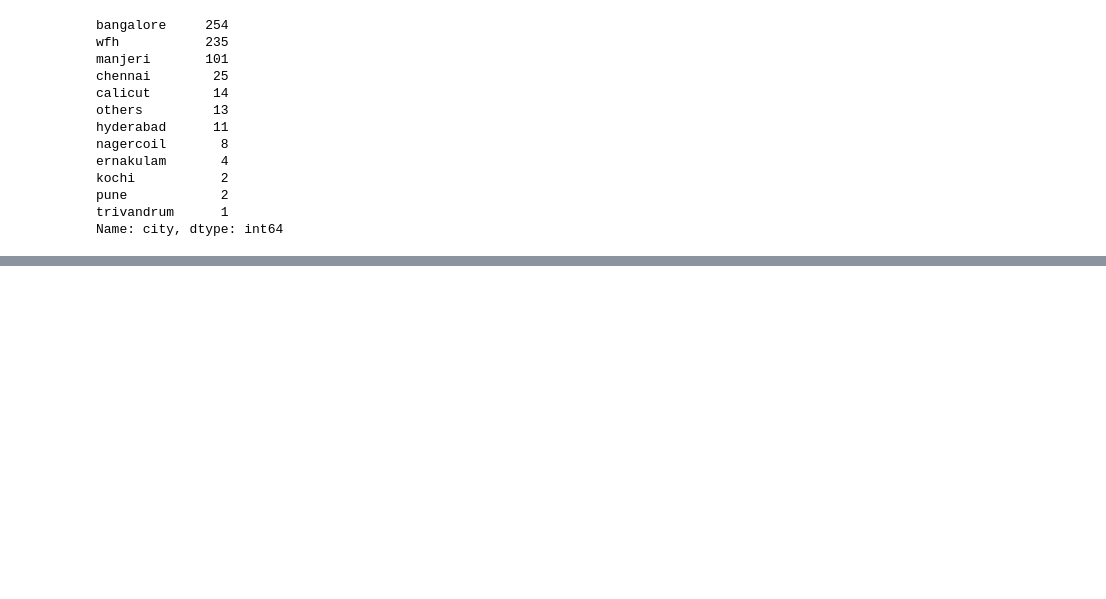
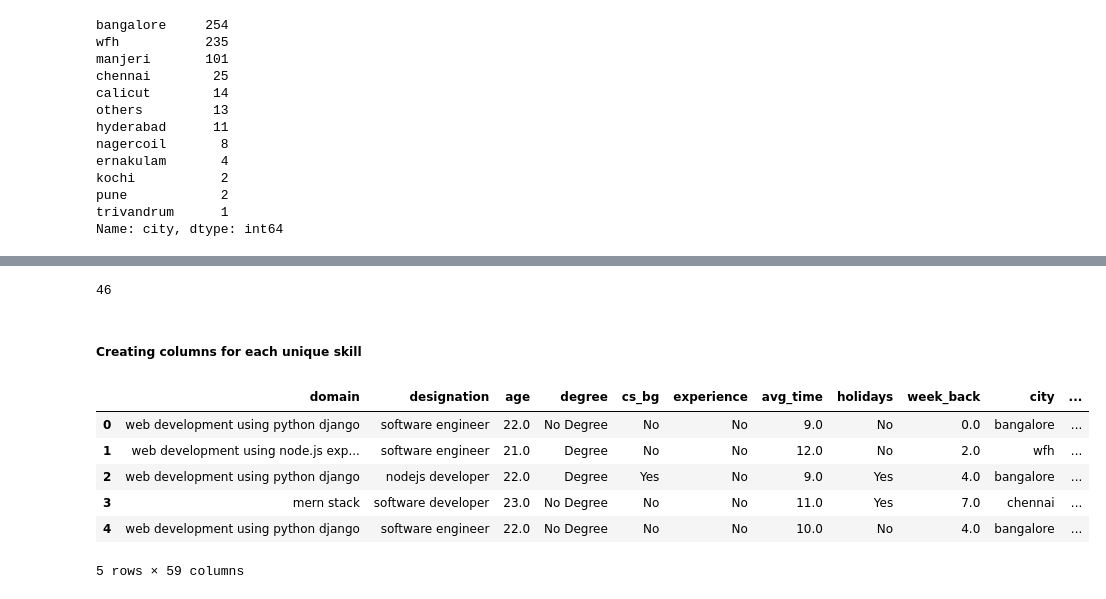
Before and after one commit to mubarakmayyeri/worth-machine-learning, a Jupyter notebook: 3_eda/1_eda-combined.ipynb, the cells around one changed output, grey strips where cells are left out. Cells and saved outputs as stored; diff of their text form; code cells hidden in the pictures; blank space fills up the shorter version.

```diff
--- a/3_eda/1_eda-combined.ipynb
+++ b/3_eda/1_eda-combined.ipynb
@@ -309,0 +325,4 @@ Name: city, dtype: int64
+# %%
+cleaned_skills = list(set([skill.lower().strip() for skill in skills if skill.strip()]))
+
+print(cleaned_skills)
@@ -309,0 +335,17 @@ Name: city, dtype: int64
+# %%
+import nltk
+from nltk.stem import WordNetLemmatizer
+import re
+
+# Standardize skill names
+wordnet_lemmatizer = WordNetLemmatizer()
+unique_skills = set()
+for skill in cleaned_skills:
+    # Convert to lowercase and remove punctuation and white spaces
+    skill = skill.lower().replace(".", "").replace(",", "").replace(" ", "")
+    # Lemmatize skill name
+    skill = wordnet_lemmatizer.lemmatize(skill)
+    unique_skills.add(skill)
+
+# Print unique skill names
+print(sorted(unique_skills))
@@ -309,0 +407,6 @@ Name: city, dtype: int64
+# %%
+len(unique_skills_cleaned)
+# %% [output]
+46
+# %% [markdown]
+##### Creating columns for each unique skill
@@ -309,0 +422,23 @@ Name: city, dtype: int64
+# %%
+# Creating a copy of the dataframe
+skills_df = data.copy()
+
+# extract unique skills from skills column
+skills_df['extracted_skills'] = skills_df['skills'].apply(extract_skills)
+
+# create new columns for each unique skill
+for skill in unique_skills_cleaned:
+    skills_df[skill] = skills_df['extracted_skills'].apply(lambda x: 1 if skill in x else 0)
+
+# drop the extracted_skills column
+skills_df = skills_df.drop('extracted_skills', axis=1)
+
+skills_df.head()
+# %% [output]
+|  | domain | designation | age | degree | cs_bg | experience | avg_time | holidays | week_back | city | ... |
+| 0 | web development using python django | software engineer | 22.0 | No Degree | No | No | 9.0 | No | 0.0 | bangalore | ... |
+| 1 | web development using node.js exp... | software engineer | 21.0 | Degree | No | No | 12.0 | No | 2.0 | wfh | ... |
+| 2 | web development using python django | nodejs developer | 22.0 | Degree | Yes | No | 9.0 | Yes | 4.0 | bangalore | ... |
+| 3 | mern stack | software developer | 23.0 | No Degree | No | No | 11.0 | Yes | 7.0 | chennai | ... |
+| 4 | web development using python django | software engineer | 22.0 | No Degree | No | No | 10.0 | No | 4.0 | bangalore | ... |
+5 rows × 59 columns
```
Also changed, not shown: parts of 19 cells of this notebook, 1 other file.
